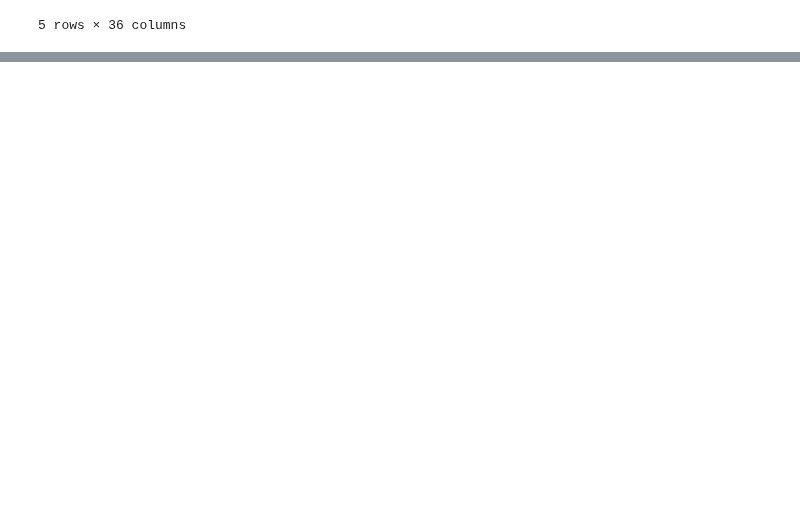
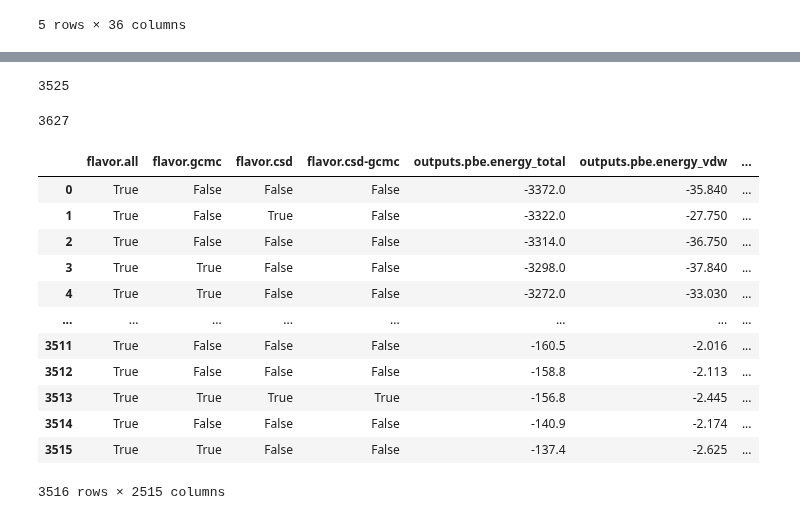
Before and after one commit to kjappelbaum/gpt3forchem, a Jupyter notebook: notebooks/00_data.ipynb, the cells around one changed output, grey strips where cells are left out. Drawn from its saved outputs; the diff is of its cells as text; code cells hidden in the pictures; blank space fills up the shorter version.

```diff
--- a/notebooks/00_data.ipynb
+++ b/notebooks/00_data.ipynb
@@ -82,0 +116,8 @@ df.head()
+# %%
+df_merged['outputs.CH4-henry_coefficient-mol--kg--Pa'].isna().sum()
+# %% [output]
+3525
+# %%
+len(df_merged)
+# %% [output]
+3627
@@ -82,0 +126,23 @@ df.head()
+# %%
+# | export
+
+def get_mof_data(
+    datadir="../data" # path to folder with data files
+):
+    return pd.read_csv(os.path.join(datadir, "mof.csv"))
+# %%
+get_mof_data()
+# %% [output]
+|  | flavor.all | flavor.gcmc | flavor.csd | flavor.csd-gcmc | outputs.pbe.energy_total | outputs.pbe.energy_vdw | ... |
+| 0 | True | False | False | False | -3372.0 | -35.840 | ... |
+| 1 | True | False | True | False | -3322.0 | -27.750 | ... |
+| 2 | True | False | False | False | -3314.0 | -36.750 | ... |
+| 3 | True | True | False | False | -3298.0 | -37.840 | ... |
+| 4 | True | True | False | False | -3272.0 | -33.030 | ... |
+| ... | ... | ... | ... | ... | ... | ... | ... |
+| 3511 | True | False | False | False | -160.5 | -2.016 | ... |
+| 3512 | True | False | False | False | -158.8 | -2.113 | ... |
+| 3513 | True | True | True | True | -156.8 | -2.445 | ... |
+| 3514 | True | False | False | False | -140.9 | -2.174 | ... |
+| 3515 | True | True | False | False | -137.4 | -2.625 | ... |
+3516 rows × 2515 columns
```
Also changed, not shown: parts of 8 cells of this notebook, 59 other files.
